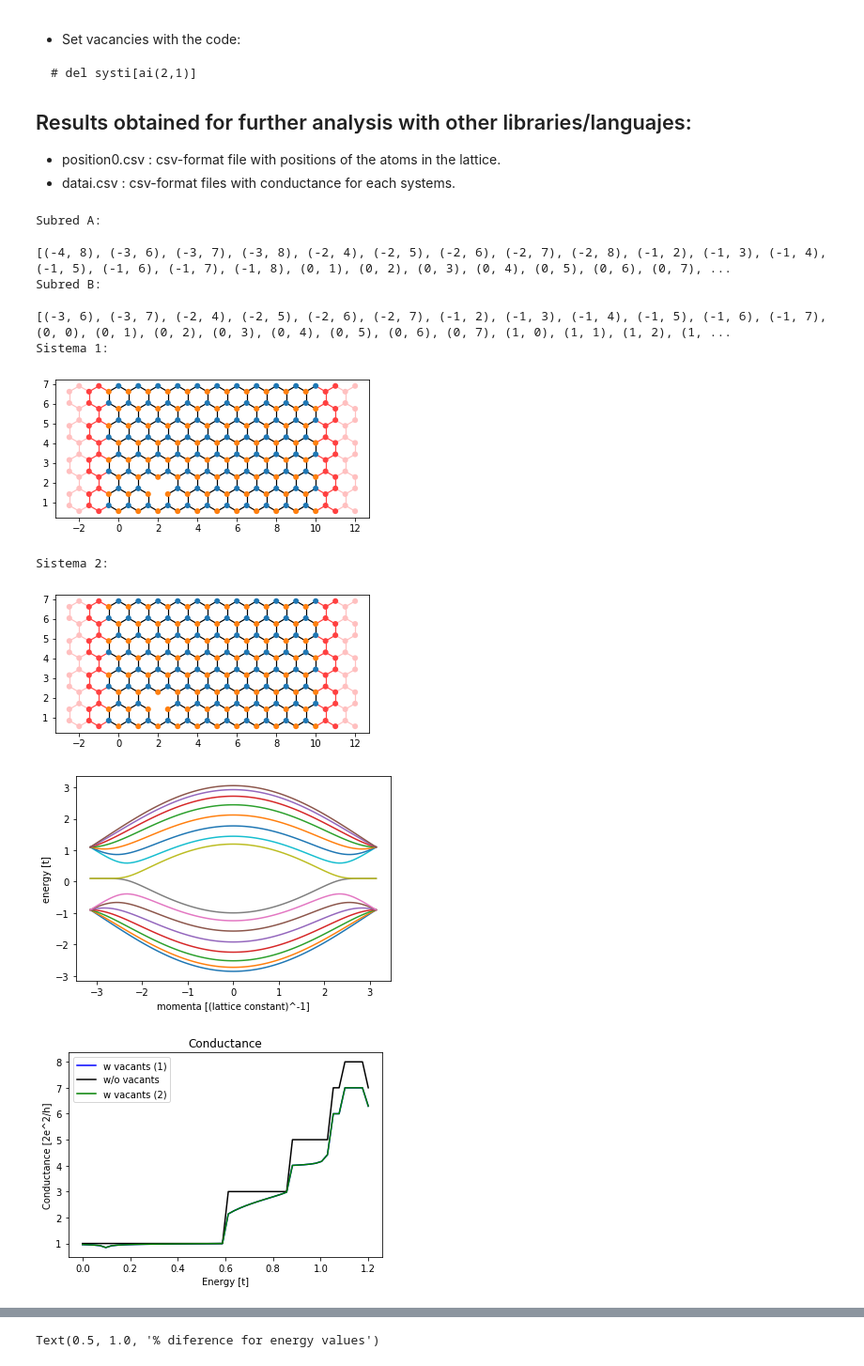
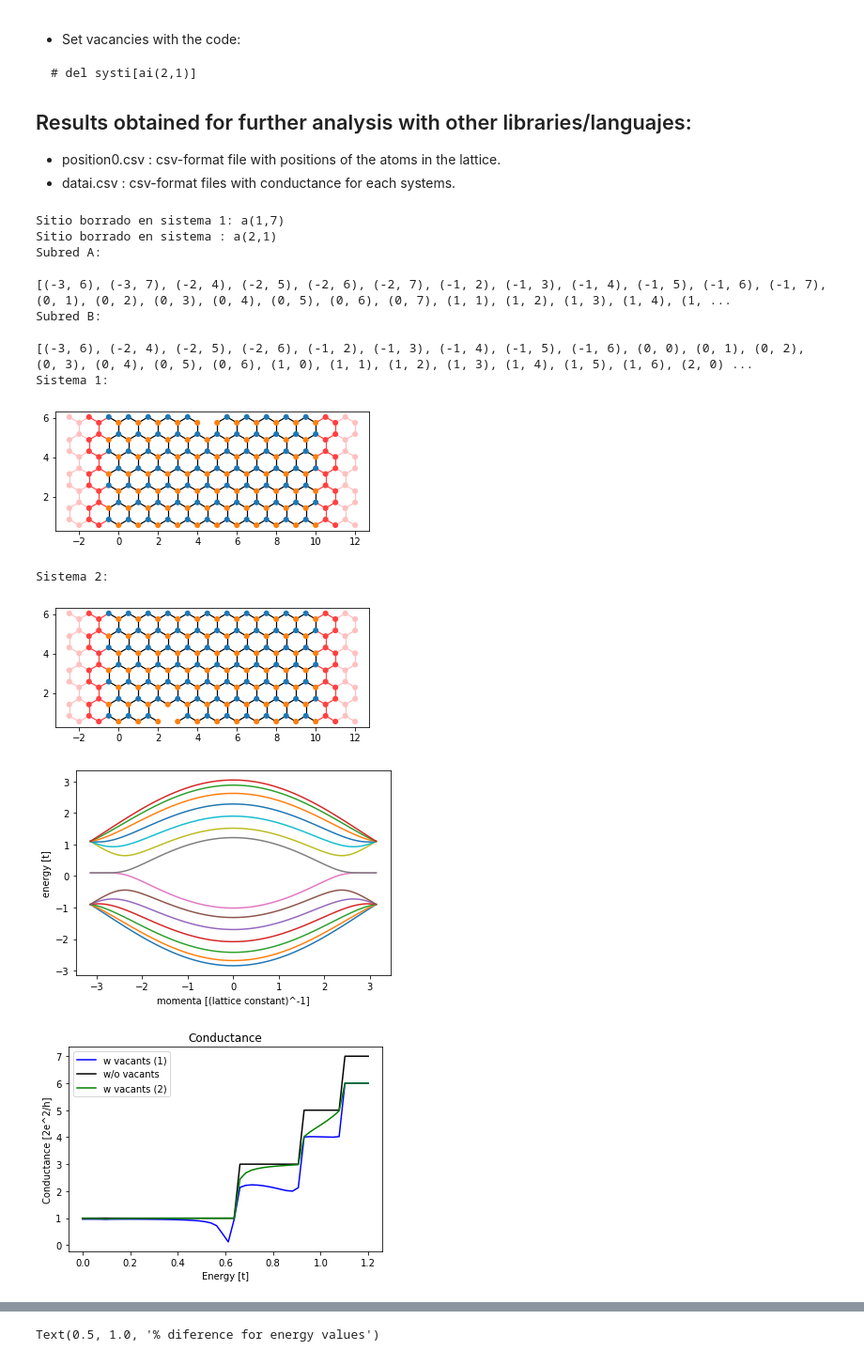
Before and after one commit to Iriansr/GrapheneQNR, a Jupyter notebook: zz_functionalstudy.ipynb, the cells around one changed output, grey strips where cells are left out. Shown: that part at 94% size. Cells and saved outputs as stored; diff of their text form; code cells hidden in the pictures.

```diff
--- a/zz_functionalstudy.ipynb
+++ b/zz_functionalstudy.ipynb
@@ -56,7 +56,7 @@ def make_system0(l = 10, w = 10, pot = 0.1):
     lead[graphene0.shape(lead_shape, (1,1))] = pot
     lead[graphene0.neighbors()] = -1
     return syst0, [lead, lead.reversed()]
-syst0, leads = make_system0(l=10,w = 7.5, pot = 0.1)
+syst0, leads = make_system0(l=10,w = 6.5, pot = 0.1)
 # lists, % preparation etc.
 nods_list = list(syst0.sites())
 df = pd.DataFrame(nods_list)
@@ -97,7 +97,8 @@ def make_system(l = 10, w = 10, pot = 0.1):
     syst[[kwant.builder.HoppingKind(*hopping) for hopping in hoppings]] = -1
     syst[graphene.neighbors()] = -1
 # vacants
-    del syst[a(1,2)]
+    del syst[a(1,7)]
+    print("Sitio borrado en sistema 1: a(1,7)")
     sym = kwant.TranslationalSymmetry((-1,0))
     sym.add_site_family(a, other_vectors= [(-1,2)])
     sym.add_site_family(b, other_vectors= [(-1,2)])
@@ -108,7 +109,7 @@ def make_system(l = 10, w = 10, pot = 0.1):
     lead[graphene.shape(lead_shape, (1,1))] = pot
     lead[graphene.neighbors()] = -1
     return syst, [lead,lead.reversed()]
-syst, leads = make_system(l=10,w = 7.5, pot = 0.1)
+syst, leads = make_system(l=10,w = 6.5, pot = 0.1)
 for lead in leads:
     syst.attach_lead(lead)
 syst = syst.finalized()
@@ -129,7 +130,8 @@ def make_system(l = 10, w = 10, pot = 0.1):
     syst1[[kwant.builder.HoppingKind(*hopping) for hopping in hoppings]] = -1
     syst1[graphene.neighbors()] = -1
 # vacants
-    del syst1[a1(1,2)]
+    del syst1[a1(2,1)]
+    print("Sitio borrado en sistema : a(2,1)")
     sym1 = kwant.TranslationalSymmetry((-1,0))
     sym1.add_site_family(a1, other_vectors= [(-1,2)])
     sym1.add_site_family(b1, other_vectors= [(-1,2)])
@@ -140,7 +142,7 @@ def make_system(l = 10, w = 10, pot = 0.1):
     lead[graphene1.shape(lead_shape, (1,1))] = pot
     lead[graphene1.neighbors()] = -1
     return syst1, [lead,lead.reversed()]
-syst1, leads = make_system(l=10,w = 7.5, pot = 0.1)
+syst1, leads = make_system(l=10,w = 6.5, pot = 0.1)
 for lead in leads:
     syst1.attach_lead(lead)
 syst1 = syst1.finalized()
@@ -204,38 +206,41 @@ kwant.plot(syst1);
 # Plotting band structure of lead 0 (left)
 momenta = [-pi + 0.02 * pi * i for i in range(101)]
 plot_bandstructure(syst.leads[0], momenta);
 # Plotting conductance
 plot_conductance(syst, energies = np.linspace(0, 1.2));
 # Plotting the system
 # Plotting band structure of lead 0 (left)
 momenta = [-pi + 0.02 * pi * i for i in range(101)]
 ## comparison of values
 # transforming csv to arrays (len() == 50)
 d0_a = np.genfromtxt('data0.csv',delimiter = ',')
 d_a = np.genfromtxt('data.csv', delimiter= ',')
 d_a1 = np.genfromtxt('data1.csv', delimiter =',')
 # substracting arrays so A-B=C and % dif = C/A since d0_a > d_a always
 p_dif = np.divide(np.subtract(d0_a,d_a),d0_a)  # C/A
 p_dif1 = np.divide(np.subtract(d0_a,d_a1),d0_a)
 p_dif[np.isnan(p_dif)]=0
 p_dif1[np.isnan(p_dif)]=0                      # replazing nan (0/0) with 0
 print("Porcentaje sistema 1 = " + str(sum(p_dif)*10/5) + " % \n" )
 print("Porcentaje sistema 2 = " + str(sum(p_dif1)*10/5) + " % \n" )
 plt.figure()
-plt.plot(np.linspace(0, 1.2),p_dif*100, 'k')
+plt.plot(np.linspace(0, 1.2),p_dif*100, 'b')
+plt.plot(np.linspace(0,1.2), p_dif1*100, 'g')
 plt.xlabel("Energy (t)")
 plt.ylabel("Diference %")
 plt.title('% diference for energy values')
 # %% [output]
+Sitio borrado en sistema 1: a(1,7)
+Sitio borrado en sistema : a(2,1)
 Subred A:
 
-[(-4, 8), (-3, 6), (-3, 7), (-3, 8), (-2, 4), (-2, 5), (-2, 6), (-2, 7), (-2, 8), (-1, 2), (-1, 3), (-1, 4), (-1, 5), (-1, 6), (-1, 7), (-1, 8), (0, 1), (0, 2), (0, 3), (0, 4), (0, 5), (0, 6), (0, 7), ...
+[(-3, 6), (-3, 7), (-2, 4), (-2, 5), (-2, 6), (-2, 7), (-1, 2), (-1, 3), (-1, 4), (-1, 5), (-1, 6), (-1, 7), (0, 1), (0, 2), (0, 3), (0, 4), (0, 5), (0, 6), (0, 7), (1, 1), (1, 2), (1, 3), (1, 4), (1, ...
 Subred B:
 
-[(-3, 6), (-3, 7), (-2, 4), (-2, 5), (-2, 6), (-2, 7), (-1, 2), (-1, 3), (-1, 4), (-1, 5), (-1, 6), (-1, 7), (0, 0), (0, 1), (0, 2), (0, 3), (0, 4), (0, 5), (0, 6), (0, 7), (1, 0), (1, 1), (1, 2), (1, ...
+[(-3, 6), (-2, 4), (-2, 5), (-2, 6), (-1, 2), (-1, 3), (-1, 4), (-1, 5), (-1, 6), (0, 0), (0, 1), (0, 2), (0, 3), (0, 4), (0, 5), (0, 6), (1, 0), (1, 1), (1, 2), (1, 3), (1, 4), (1, 5), (1, 6), (2, 0) ...
 Sistema 1:
-[figure, old version]
+[figure, new version]
 Sistema 2:
-[figure, old version]
+[figure, new version]
-[figure, old version]
+[figure, new version]
-[figure, old version]
+[figure, new version]
```
Also changed, not shown: parts of 1 cell of this notebook.
